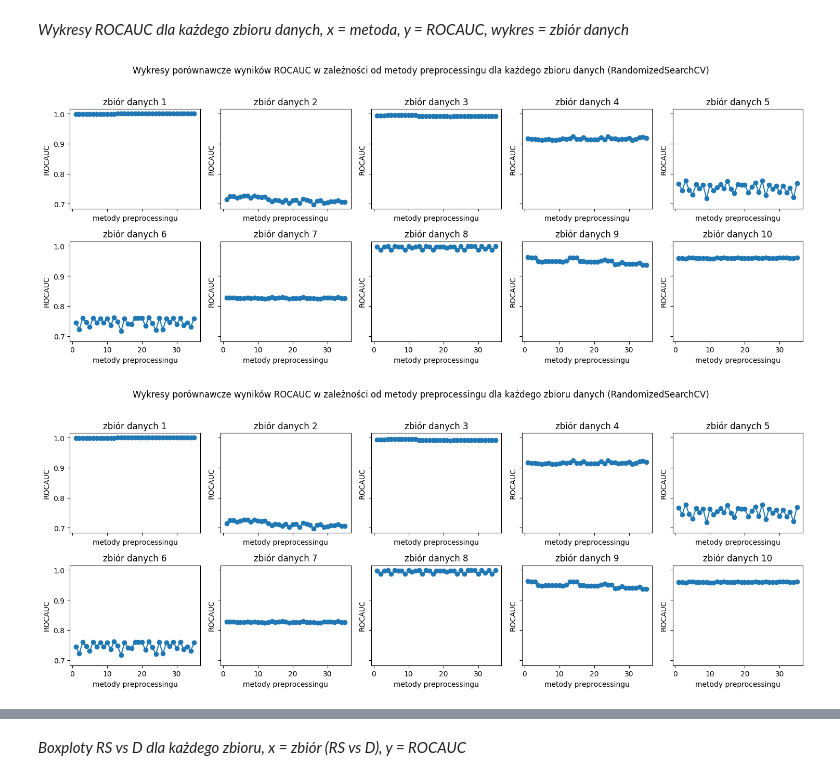
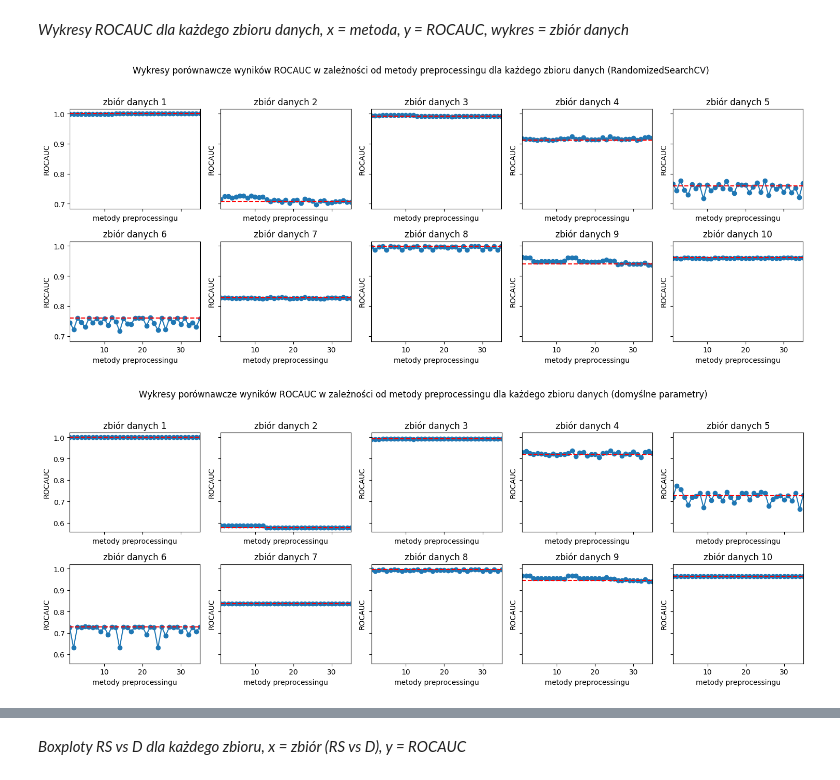
Before and after one commit to IgorLechoszest/-LIC-Igor-Lechoszest, a Jupyter notebook: LIC-kody.ipynb, the cells around one changed output, grey strips where cells are left out. Cells and saved outputs as stored; diff of their text form; code cells hidden in the pictures.

```diff
--- a/LIC-kody.ipynb
+++ b/LIC-kody.ipynb
@@ -57,9 +77,12 @@ for i in range(0, 35):
+# %%
+index_basic = strategie.index('removal_min_median-other_none') + 1
 # %%
 #sprwadzenie czy wszędzie są te same strategie
-for i in range(10):
-    for j in range(35):
-        if ("removal" + paths[35*i+j].split('_removal')[1]).removesuffix('.csv') != strategie[j]:
-            print(35*i+j,i, j, "removal" + paths[i+j].split('_removal')[1])
+
+#for i in range(10):
+#    for j in range(35):
+#        if ("removal" + paths[35*i+j].split('_removal')[1]).removesuffix('.csv') != strategie[j]:
+#            print(35*i+j,i, j, "removal" + paths[i+j].split('_removal')[1])
 
 #brak outputów, więc wszystko jest ok
 # %% [markdown]
@@ -268,3 +289,7 @@ mean_results
 10 rows × 35 columns
 # %%
 mean_results.to_csv("mean_results.csv", index = False) #zapisanie wyników do pliku csv
+# %%
+mean_results = pd.read_csv('mean_results.csv')
+mean_results.columns = range(1,36) #zmiana nazw kolumn na liczby od 1 do 35, na potrzeby przejrzystości wykresów. W samej pracy opiszę która strategia ma jaki numer
+mean_results.index = range(1,11) #zmiana nazw wierszy na liczby od 1 do 10, podobnie jak wyżej
@@ -342,23 +359,27 @@ for i, ax in enumerate(axes.flat):
     ax.set_title(f'zbiór danych {i+1}')
     ax.set_xlabel("metody preprocessingu")
     ax.set_ylabel("ROCAUC")
+    ax.set_xlim(1, 35)
+    ax.axhline(y=mean_results.T[i+1][index_basic], color='r', linestyle='--')
 
 plt.tight_layout(rect=[0, 0, 1, 0.96])
 plt.show()
 # %% [output]
-[figure, old version]
+[figure, new version]
 # %%
-#stare dane
+#default
 fig, axes = plt.subplots(2, 5, figsize=(15, 6), sharex=True, sharey=True)
-fig.suptitle("Wykresy porównawcze wyników ROCAUC w zależności od metody preprocessingu dla każdego zbioru danych (RandomizedSearchCV)")
+fig.suptitle("Wykresy porównawcze wyników ROCAUC w zależności od metody preprocessingu dla każdego zbioru danych (domyślne parametry)")
 
 for i, ax in enumerate(axes.flat):
-    ax.plot(range(35), wynikiSTARE.T[i], marker='o', linestyle='-')
+    ax.plot(range(1, 36), wynikitestmodel.T[i+1], marker='o', linestyle='-')
     ax.set_title(f'zbiór danych {i+1}')
     ax.set_xlabel("metody preprocessingu")
     ax.set_ylabel("ROCAUC")
+    ax.set_xlim(1, 35)
+    ax.axhline(y=wynikitestmodel.T[i+1][index_basic], color='r', linestyle='--')
 
 plt.tight_layout(rect=[0, 0, 1, 0.96])
 plt.show()
 # %% [output]
-[figure, old version]
+[figure, new version]
```
Also changed, not shown: parts of 9 cells of this notebook, 3 other files.
